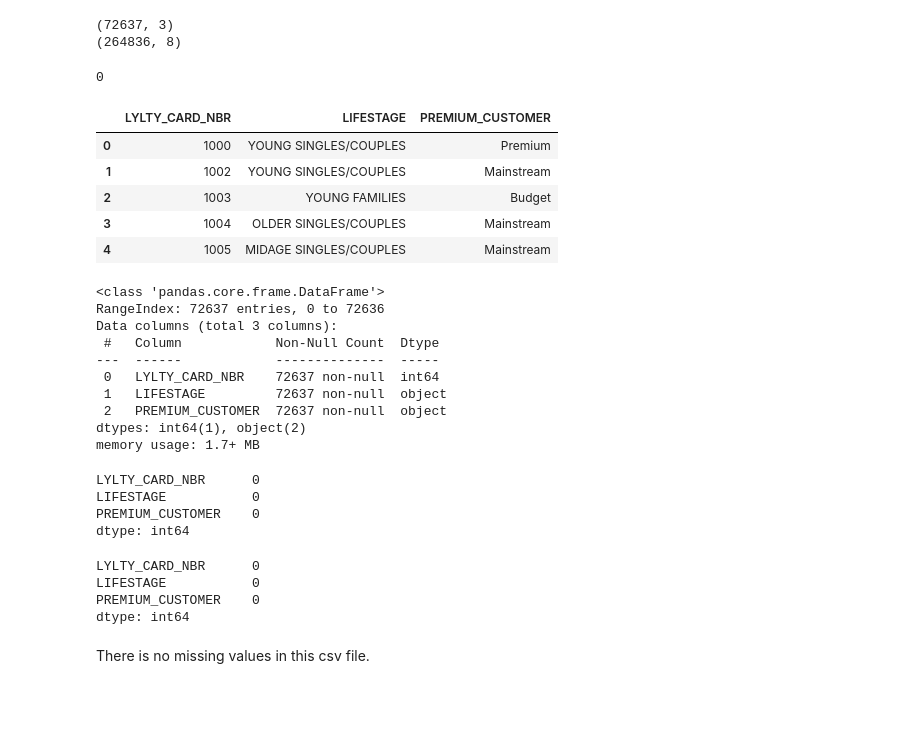
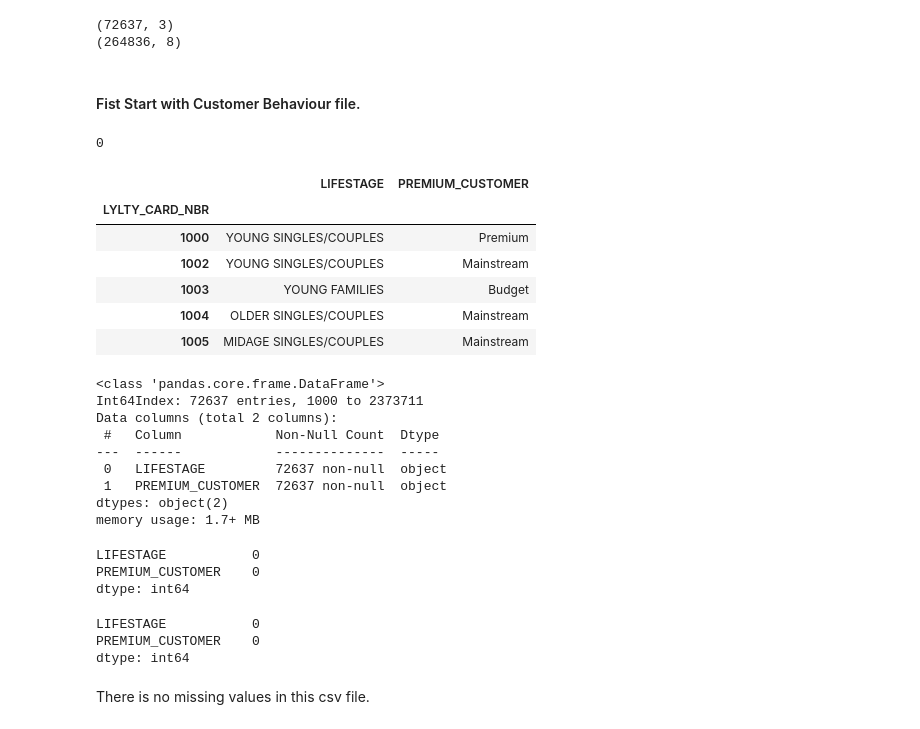
Before and after one commit to Sdbhagat1323/git_learning, a Jupyter notebook: Quantium_intership_project/Chip.ipynb, the cells around one changed output. Saved outputs shown, nothing was run; the diff lists cells and outputs as text; code cells hidden in the pictures; blank space fills up the shorter version.

```diff
--- a/Quantium_intership_project/Chip.ipynb
+++ b/Quantium_intership_project/Chip.ipynb
@@ -35,6 +38,8 @@ print(transactions_df.shape)
 # %% [output]
 (72637, 3)
 (264836, 8)
+# %% [markdown]
+#### Fist Start with Customer Behaviour file.
 # %%
 # check for dublicate data
 
@@ -47,40 +52,38 @@ print(dub_card)
 # %%
 # firsr start start analysing customer csv_file
 # set index as LYLTY_CARD_NBR
-
+dataset.set_index("LYLTY_CARD_NBR", inplace = True)
 #dataset.set_index("LYLTY_CARD_NBR", inplace = True)
 dataset.head()
 # %% [output]
-|  | LYLTY_CARD_NBR | LIFESTAGE | PREMIUM_CUSTOMER |
-| 0 | 1000 | YOUNG SINGLES/COUPLES | Premium |
-| 1 | 1002 | YOUNG SINGLES/COUPLES | Mainstream |
-| 2 | 1003 | YOUNG FAMILIES | Budget |
-| 3 | 1004 | OLDER SINGLES/COUPLES | Mainstream |
-| 4 | 1005 | MIDAGE SINGLES/COUPLES | Mainstream |
+|  | LIFESTAGE | PREMIUM_CUSTOMER |
+| LYLTY_CARD_NBR |  |  |
+| 1000 | YOUNG SINGLES/COUPLES | Premium |
+| 1002 | YOUNG SINGLES/COUPLES | Mainstream |
+| 1003 | YOUNG FAMILIES | Budget |
+| 1004 | OLDER SINGLES/COUPLES | Mainstream |
+| 1005 | MIDAGE SINGLES/COUPLES | Mainstream |
 # %%
 dataset.info()
 # %% [output]
 <class 'pandas.core.frame.DataFrame'>
-RangeIndex: 72637 entries, 0 to 72636
-Data columns (total 3 columns):
+Int64Index: 72637 entries, 1000 to 2373711
+Data columns (total 2 columns):
  #   Column            Non-Null Count  Dtype
 ---  ------            --------------  -----
- 0   LYLTY_CARD_NBR    72637 non-null  int64
- 1   LIFESTAGE         72637 non-null  object
- 2   PREMIUM_CUSTOMER  72637 non-null  object
-dtypes: int64(1), object(2)
+ 0   LIFESTAGE         72637 non-null  object
+ 1   PREMIUM_CUSTOMER  72637 non-null  object
+dtypes: object(2)
 memory usage: 1.7+ MB
 # %%
 dataset.isnull().sum()
 # %% [output]
-LYLTY_CARD_NBR      0
 LIFESTAGE           0
 PREMIUM_CUSTOMER    0
 dtype: int64
 # %%
 dataset.isnull().sum()
 # %% [output]
-LYLTY_CARD_NBR      0
 LIFESTAGE           0
 PREMIUM_CUSTOMER    0
 dtype: int64
```
Also changed, not shown: parts of 31 cells of this notebook, 2 other files.
